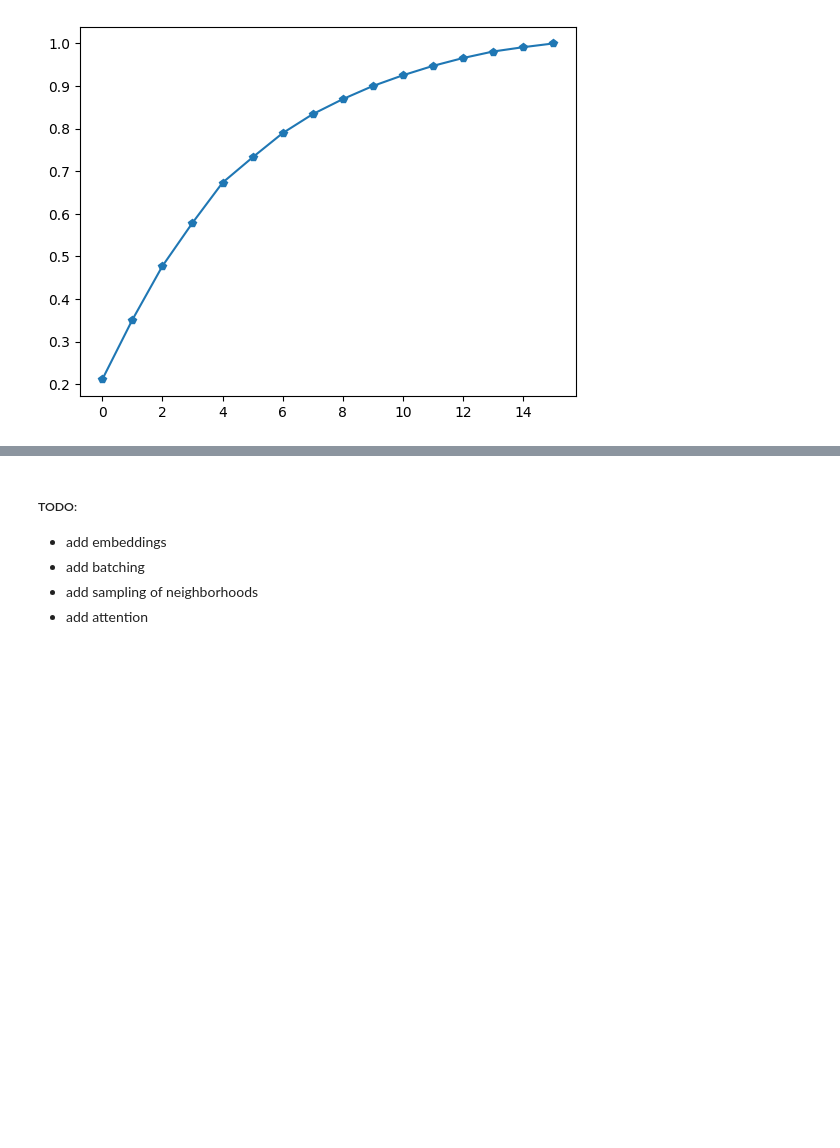
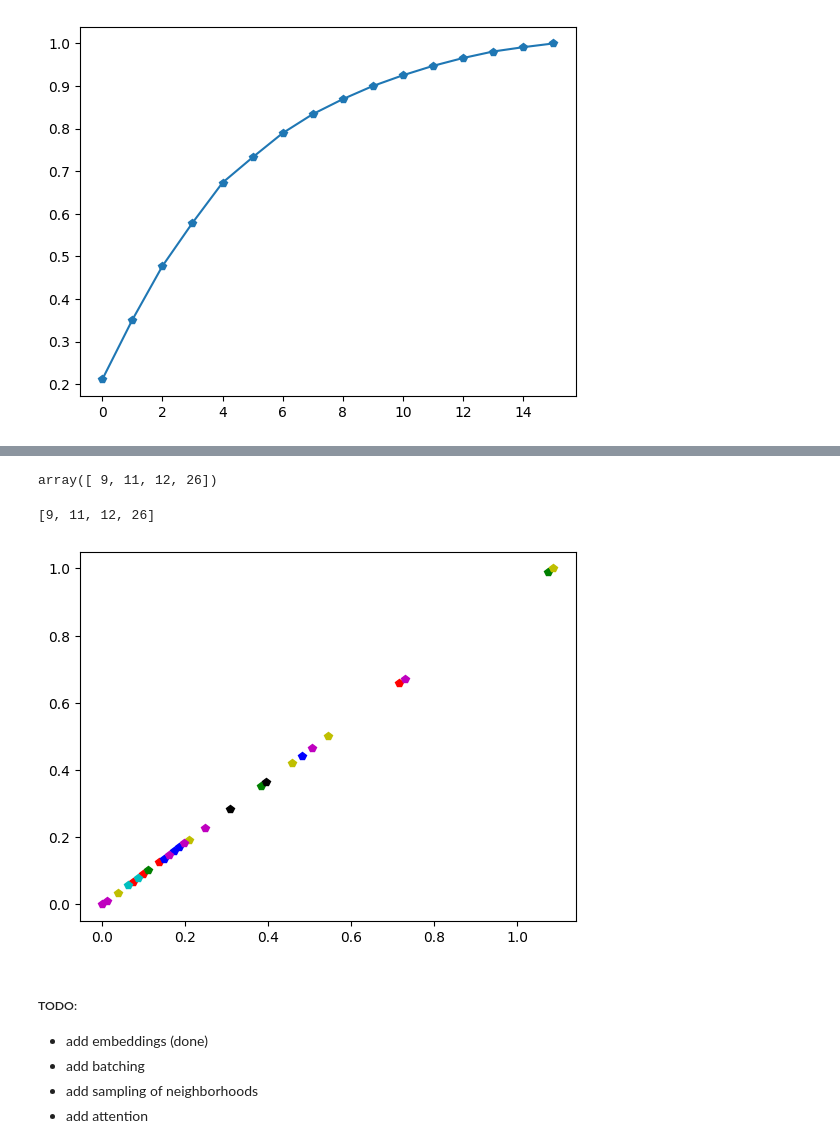
Before and after one commit to TreeinRandomForest/gnnexamples, a Jupyter notebook: nbs/GNN_Reza.ipynb, the cells around one changed output, grey strips where cells are left out. Drawn from its saved outputs; the diff is of its cells as text; code cells hidden in the pictures; blank space fills up the shorter version.

```diff
--- a/nbs/GNN_Reza.ipynb
+++ b/nbs/GNN_Reza.ipynb
@@ -959,7 +1009,35 @@ for perp in [1, 2, 4, 8, 15]:
+# %%
+np.where(cl_res[15]==0)[0]
+# %% [output]
+array([ 9, 11, 12, 26])
+# %%
+[node_to_idx[tuple(r)] for r in raw_feats[np.where(cl_res[15]==0)[0]]]
+# %% [output]
+[9, 11, 12, 26]
+# %%
+ncl = 7
+
+colors = {0: 'r',
+          1: 'b',
+          2: 'g',
+          3: 'y',
+          4: 'k',
+          5: 'm',
+          6: 'c'
+         }
+
+plt.figure()
+for n in range(ncl):
+    row_ids = np.where(cl_res[15]==n)[0]
+    row_feats = raw_feats[row_ids]
+
+    plt.plot(row_feats[:,0], row_feats[:,1], 'p', color = colors[n])
+# %% [output]
+[figure, added]
 # %% [markdown]
 ##### TODO:
 
-- add embeddings
+- add embeddings (done)
 - add batching
 - add sampling of neighborhoods
 - add attention
```
Also changed, not shown: parts of 5 cells of this notebook.
